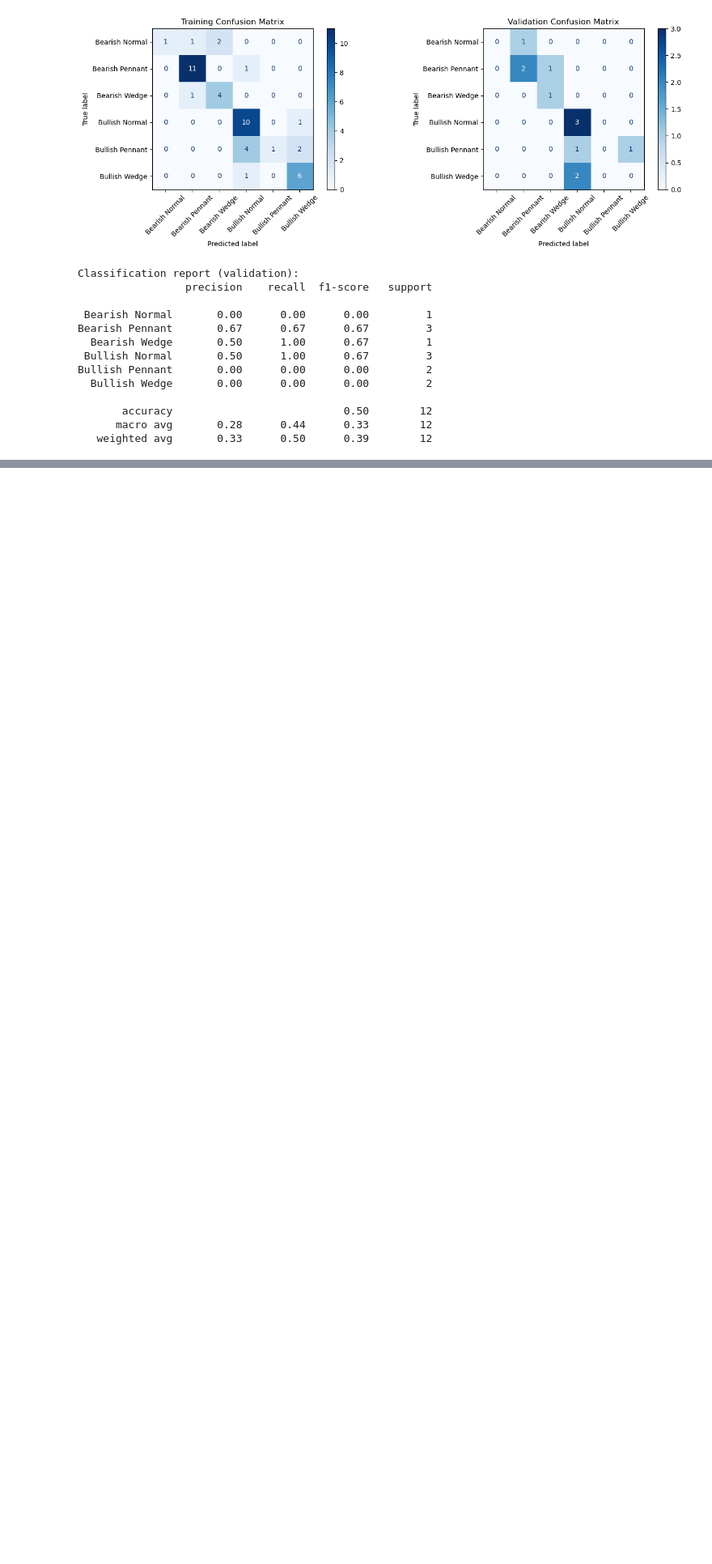
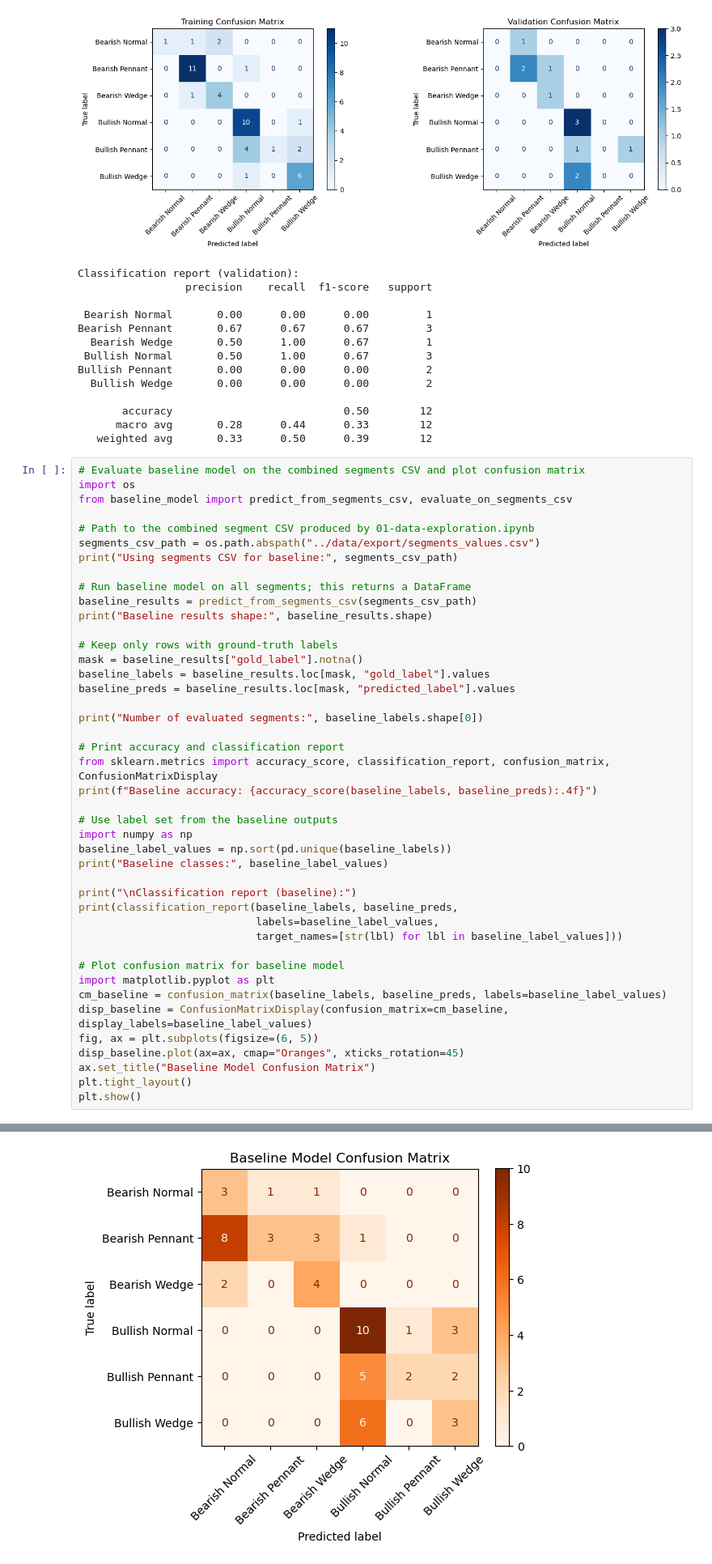
Before and after one commit to matesze41/vitmma19-pw, a Jupyter notebook: notebook/04-train.ipynb, the cells around one changed output, grey strips where cells are left out. Shown: that part at 81% size. Saved outputs shown, nothing was run; the diff lists cells and outputs as text; blank space fills up the shorter version.

Commit message:
baseline

```diff
--- a/notebook/04-train.ipynb
+++ b/notebook/04-train.ipynb
@@ -342,3 +342,47 @@ Bullish Pennant       0.00      0.00      0.00         2
        accuracy                           0.50        12
       macro avg       0.28      0.44      0.33        12
    weighted avg       0.33      0.50      0.39        12
+# %%
+# Evaluate baseline model on the combined segments CSV and plot confusion matrix
+import os
+from baseline_model import predict_from_segments_csv, evaluate_on_segments_csv
+
+# Path to the combined segment CSV produced by 01-data-exploration.ipynb
+segments_csv_path = os.path.abspath("../data/export/segments_values.csv")
+print("Using segments CSV for baseline:", segments_csv_path)
+
+# Run baseline model on all segments; this returns a DataFrame
+baseline_results = predict_from_segments_csv(segments_csv_path)
+print("Baseline results shape:", baseline_results.shape)
+
+# Keep only rows with ground-truth labels
+mask = baseline_results["gold_label"].notna()
+baseline_labels = baseline_results.loc[mask, "gold_label"].values
+baseline_preds = baseline_results.loc[mask, "predicted_label"].values
+
+print("Number of evaluated segments:", baseline_labels.shape[0])
+
+# Print accuracy and classification report
+from sklearn.metrics import accuracy_score, classification_report, confusion_matrix, ConfusionMatrixDisplay
+print(f"Baseline accuracy: {accuracy_score(baseline_labels, baseline_preds):.4f}")
+
+# Use label set from the baseline outputs
+import numpy as np
+baseline_label_values = np.sort(pd.unique(baseline_labels))
+print("Baseline classes:", baseline_label_values)
+
+print("\nClassification report (baseline):")
+print(classification_report(baseline_labels, baseline_preds,
+                            labels=baseline_label_values,
+                            target_names=[str(lbl) for lbl in baseline_label_values]))
+
+# Plot confusion matrix for baseline model
+import matplotlib.pyplot as plt
+cm_baseline = confusion_matrix(baseline_labels, baseline_preds, labels=baseline_label_values)
+disp_baseline = ConfusionMatrixDisplay(confusion_matrix=cm_baseline, display_labels=baseline_label_values)
+fig, ax = plt.subplots(figsize=(6, 5))
+disp_baseline.plot(ax=ax, cmap="Oranges", xticks_rotation=45)
+ax.set_title("Baseline Model Confusion Matrix")
+plt.tight_layout()
+plt.show()
+# %% [output]
@@ -344,0 +409 @@ Bullish Pennant       0.00      0.00      0.00         2
+[figure, added]
```
Also changed, not shown: parts of 2 cells of this notebook, 2 other files.
